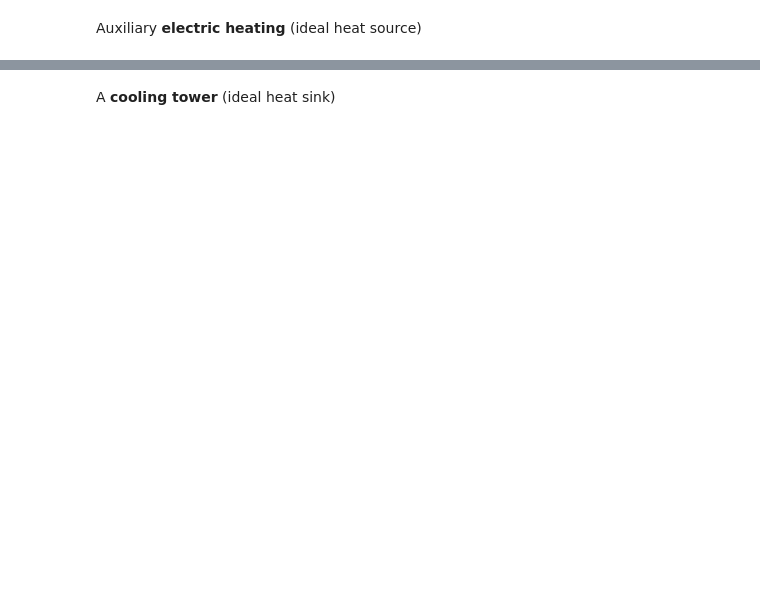
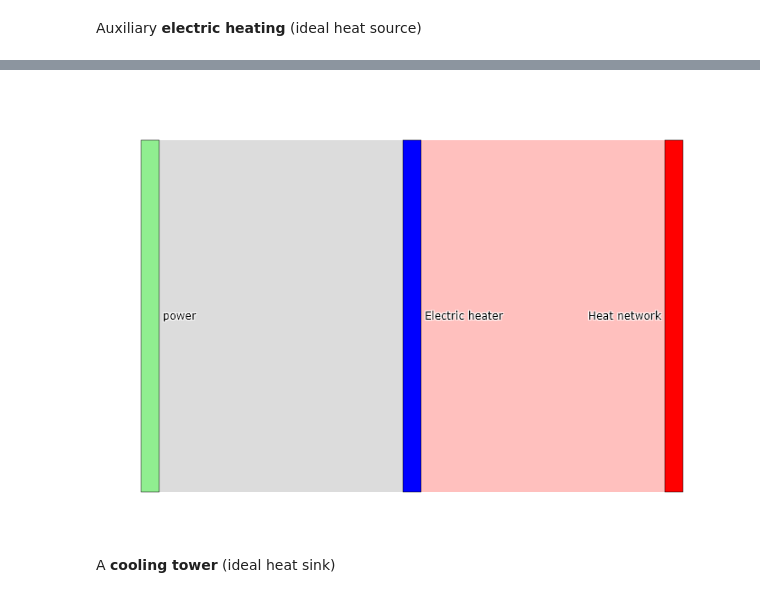
Before and after one commit to srnogueira/vivi, a Jupyter notebook: examples/1.integration/soec.ipynb, the cells around one changed output, grey strips where cells are left out. Saved outputs shown, nothing was run; the diff lists cells and outputs as text; code cells hidden in the pictures; blank space fills up the shorter version.

```diff
--- a/examples/1.integration/soec.ipynb
+++ b/examples/1.integration/soec.ipynb
@@ -240,9 +183,8 @@ vivi_sankey(boiler,valueIndex=1) # printing the energy balance in HHV basis
 # %% [markdown]
 Auxiliary **electric heating** (ideal heat source)
 # %%
-# Eletric heating
-eh_in = [Resource("power",1000,"kW",[1])]
-eh_heat = [Heat(1000,1273,1272)]
-eh = Tech("EH",eh_in,[],eh_heat)
-vivi_sankey(eh,valueIndex=1)
+eh_in = [Resource(t=power,r=[1000])]
+eh_heat = [Heat(q=1000,Ts=1273,Tt=1272)]
+eh = Tech(n="Electric heater",i=eh_in,h=eh_heat)
+vivi_sankey(eh,valueIndex=1) # printing the energy balance in HHV basis
 # %% [output]
@@ -250,3 +191,4 @@ vivi_sankey(eh,valueIndex=1)
+[figure, added]
 # %% [markdown]
 A **cooling tower** (ideal heat sink)
 # %%
```
Also changed, not shown: parts of 32 cells of this notebook, 2 other files.
